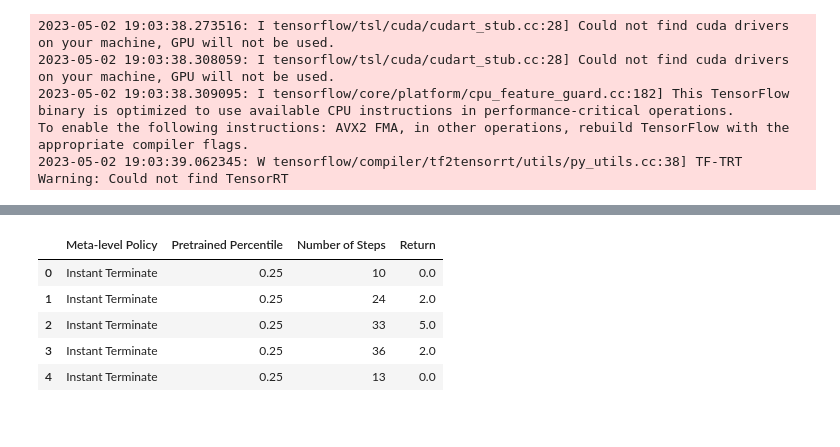
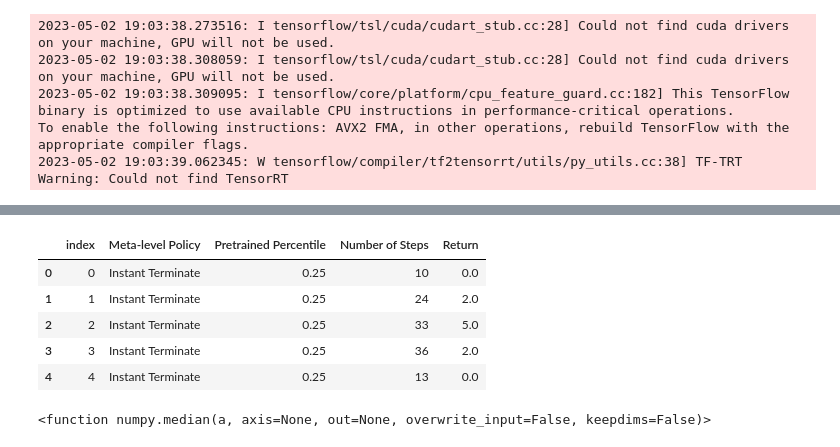
Before and after one commit to justinsvegliato/meta-level-reinforcement-learning, a Jupyter notebook: Plots.ipynb, the cells around one changed output, grey strips where cells are left out. Cells and saved outputs as stored; diff of their text form; code cells hidden in the pictures.

```diff
--- a/Plots.ipynb
+++ b/Plots.ipynb
@@ -25,14 +41,24 @@ learned_eval_folders = [
 # %%
-df = pd.concat([
+episode_stats_df = pd.concat([
     pd.read_csv(os.path.join(baselines_eval_folder, 'episode_stats.csv')),
     *[pd.read_csv(os.path.join(folder, 'episode_stats.csv')) for folder in learned_eval_folders]
-])
+]).reset_index()
+
+results_df = pd.concat([
+    pd.read_csv(os.path.join(baselines_eval_folder, 'results.csv')),
+    pd.read_csv(os.path.join(learned_eval_folders[0], 'results2.csv')),
+    *[pd.read_csv(os.path.join(folder, 'results.csv')) for folder in learned_eval_folders]
+]).reset_index()
 # %%
-df.head()
+episode_stats_df.head()
 # %% [output]
-|  | Meta-level Policy | Pretrained Percentile | Number of Steps | Return |
-| 0 | Instant Terminate | 0.25 | 10 | 0.0 |
-| 1 | Instant Terminate | 0.25 | 24 | 2.0 |
-| 2 | Instant Terminate | 0.25 | 33 | 5.0 |
-| 3 | Instant Terminate | 0.25 | 36 | 2.0 |
-| 4 | Instant Terminate | 0.25 | 13 | 0.0 |
+|  | index | Meta-level Policy | Pretrained Percentile | Number of Steps | Return |
+| 0 | 0 | Instant Terminate | 0.25 | 10 | 0.0 |
+| 1 | 1 | Instant Terminate | 0.25 | 24 | 2.0 |
+| 2 | 2 | Instant Terminate | 0.25 | 33 | 5.0 |
+| 3 | 3 | Instant Terminate | 0.25 | 36 | 2.0 |
+| 4 | 4 | Instant Terminate | 0.25 | 13 | 0.0 |
+# %%
+np.median
+# %% [output]
+<function numpy.median(a, axis=None, out=None, overwrite_input=False, keepdims=False)>
```
Also changed, not shown: parts of 4 cells of this notebook, 2 other files.
